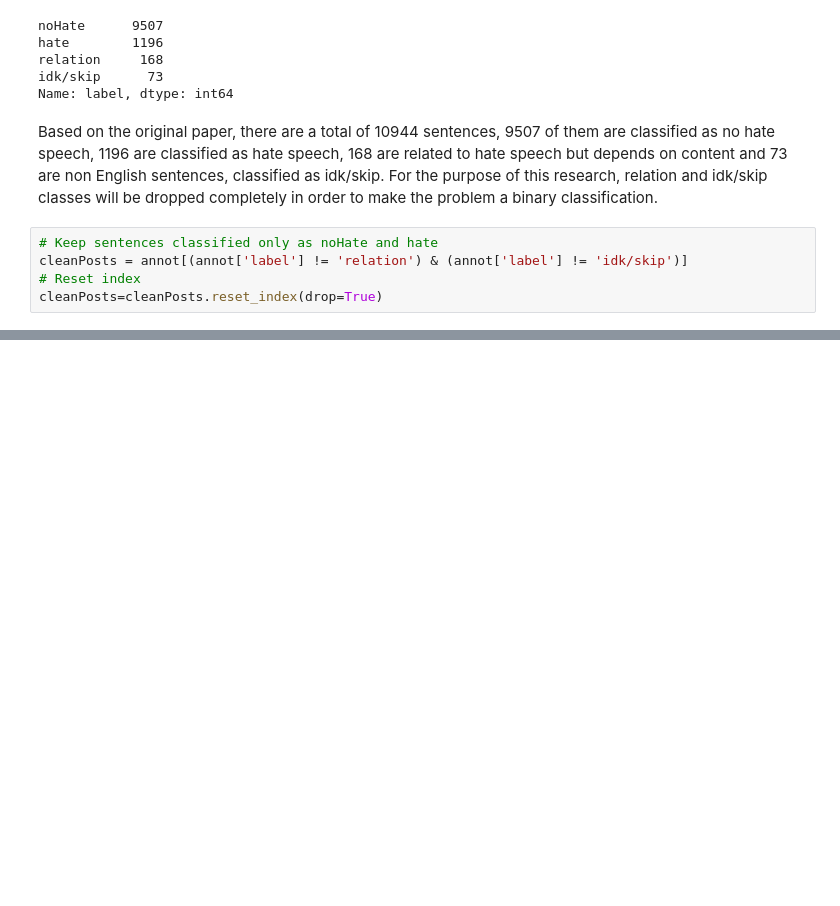
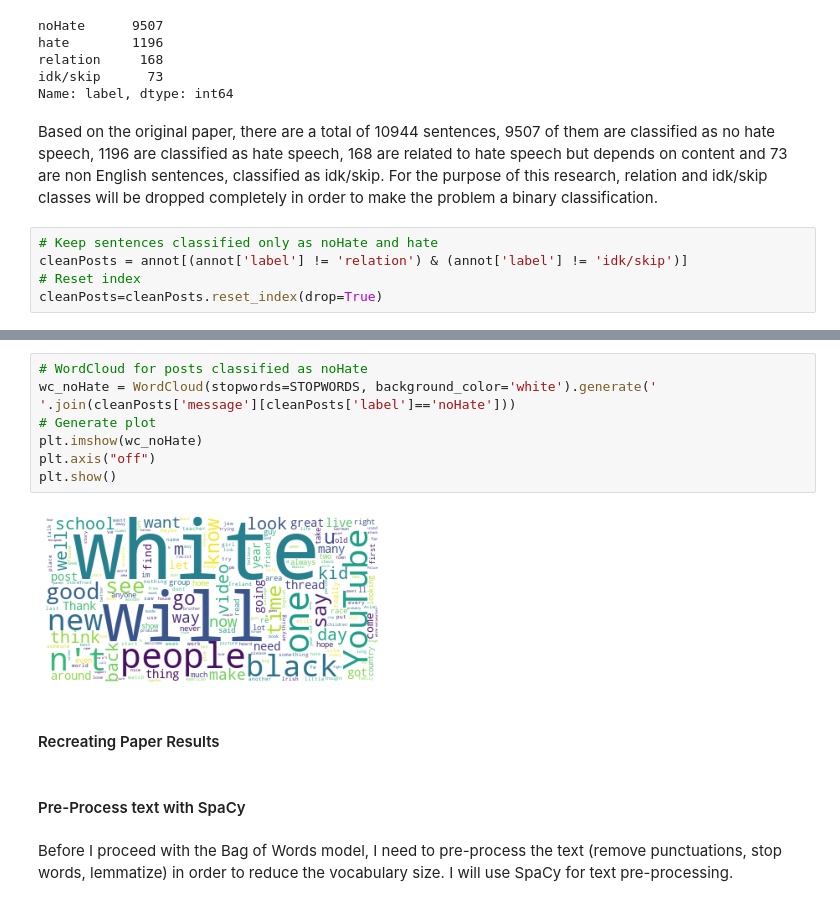
Before and after one commit to dmegkos/MSc-Dissertation-DS-2022, a Jupyter notebook: Thesis_Project.ipynb, the cells around one changed output, grey strips where cells are left out. Saved outputs shown, nothing was run; the diff lists cells and outputs as text; blank space fills up the shorter version.

```diff
--- a/Thesis_Project.ipynb
+++ b/Thesis_Project.ipynb
@@ -81,0 +102,15 @@ cleanPosts
+# %%
+# WordCloud for posts classified as noHate
+wc_noHate = WordCloud(stopwords=STOPWORDS, background_color='white').generate(' '.join(cleanPosts['message'][cleanPosts['label']=='noHate']))
+# Generate plot
+plt.imshow(wc_noHate)
+plt.axis("off")
+plt.show()
+# %% [output]
+[figure, added]
+# %% [markdown]
+#### Recreating Paper Results
+# %% [markdown]
+#### Pre-Process text with SpaCy
+# %% [markdown]
+Before I proceed with the Bag of Words model, I need to pre-process the text (remove punctuations, stop words, lemmatize) in order to reduce the vocabulary size. I will use SpaCy for text pre-processing.
```
Also changed, not shown: parts of 20 cells of this notebook.
